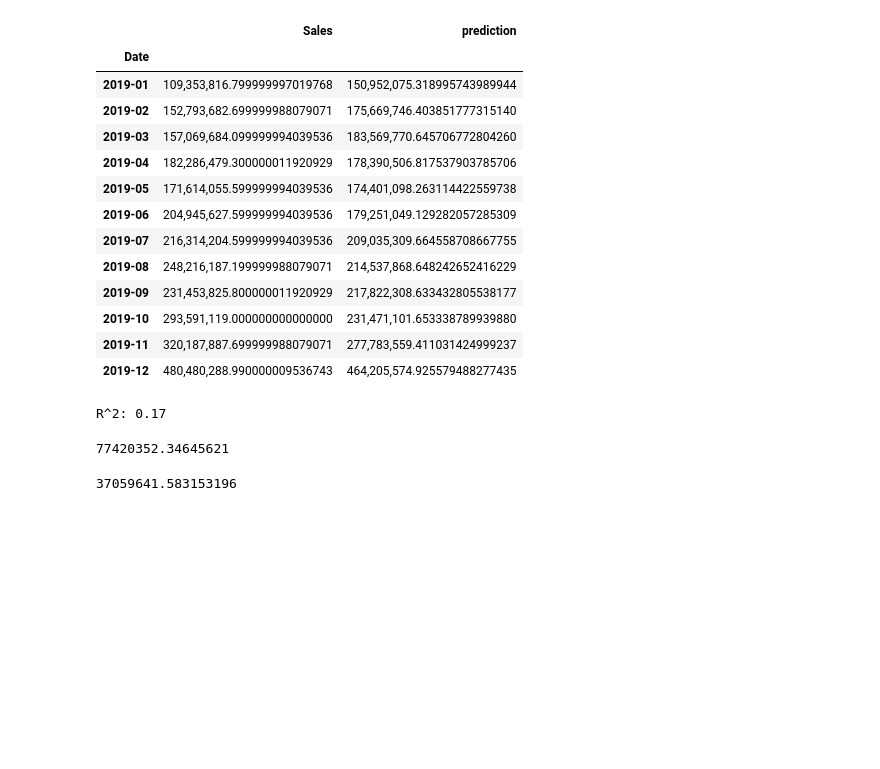
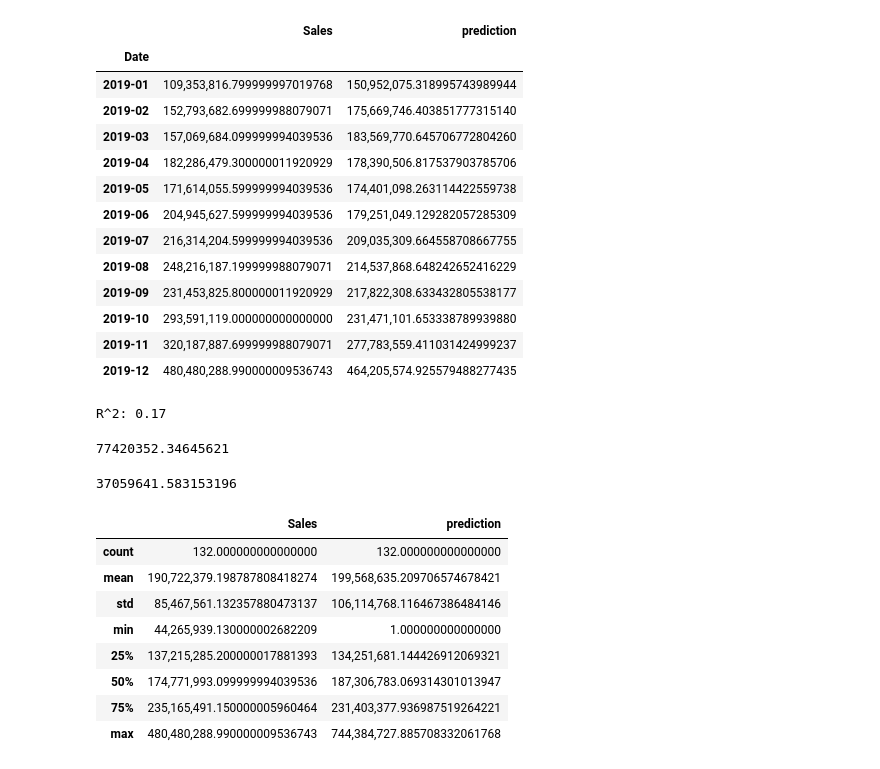
Before and after one commit to TataMoskovkina/GeekUniversity, a Jupyter notebook: work/SARIMA.ipynb, the cells around one changed output. Drawn from its saved outputs; the diff is of its cells as text; code cells hidden in the pictures; blank space fills up the shorter version.

```diff
--- a/work/SARIMA.ipynb
+++ b/work/SARIMA.ipynb
@@ -376,2 +384,14 @@ metrics.mae(df.Sales, df.prediction)
 # %% [output]
 37059641.583153196
+# %%
+df.describe()
+# %% [output]
+|  | Sales | prediction |
+| count | 132.000000000000000 | 132.000000000000000 |
+| mean | 190,722,379.198787808418274 | 199,568,635.209706574678421 |
+| std | 85,467,561.132357880473137 | 106,114,768.116467386484146 |
+| min | 44,265,939.130000002682209 | 1.000000000000000 |
+| 25% | 137,215,285.200000017881393 | 134,251,681.144426912069321 |
+| 50% | 174,771,993.099999994039536 | 187,306,783.069314301013947 |
+| 75% | 235,165,491.150000005960464 | 231,403,377.936987519264221 |
+| max | 480,480,288.990000009536743 | 744,384,727.885708332061768 |
```
Also changed, not shown: parts of 5 cells of this notebook.
